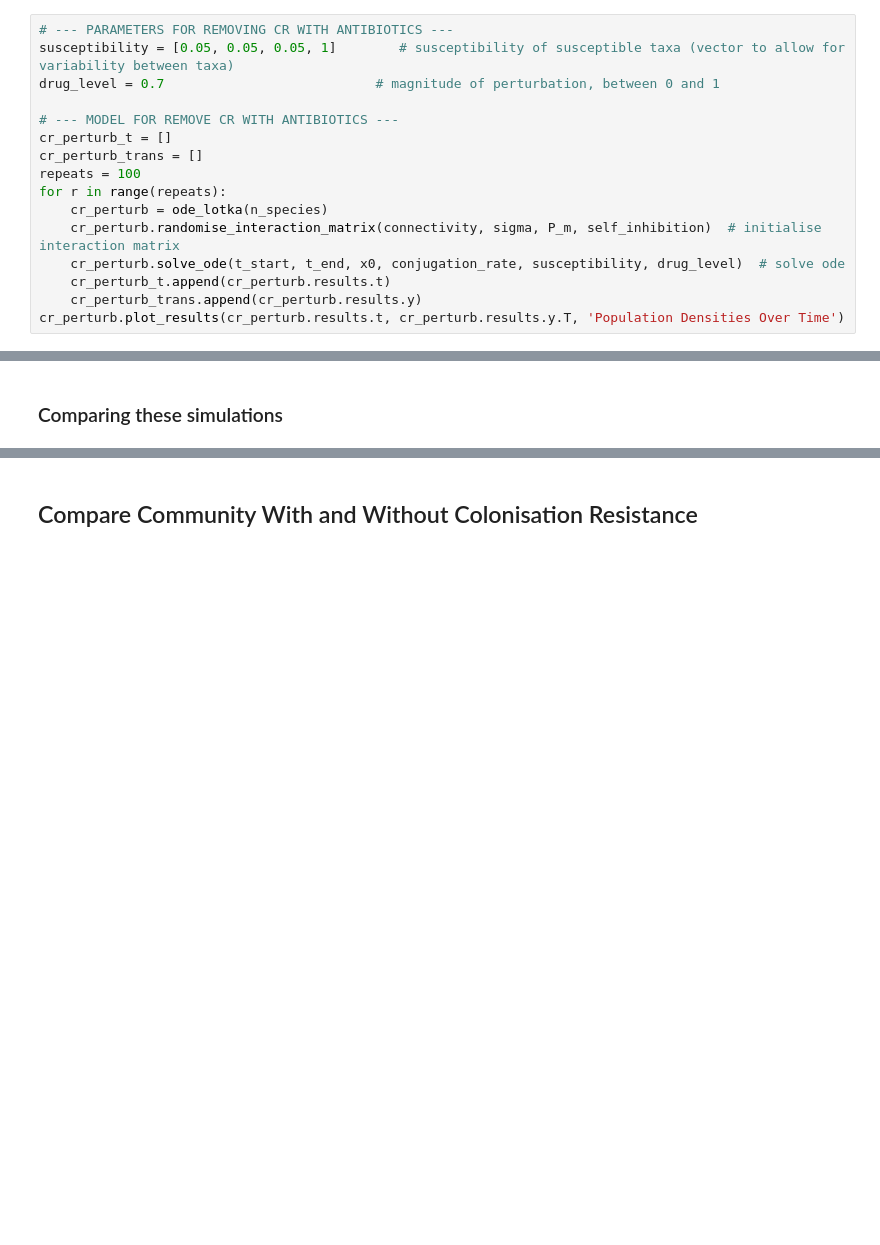
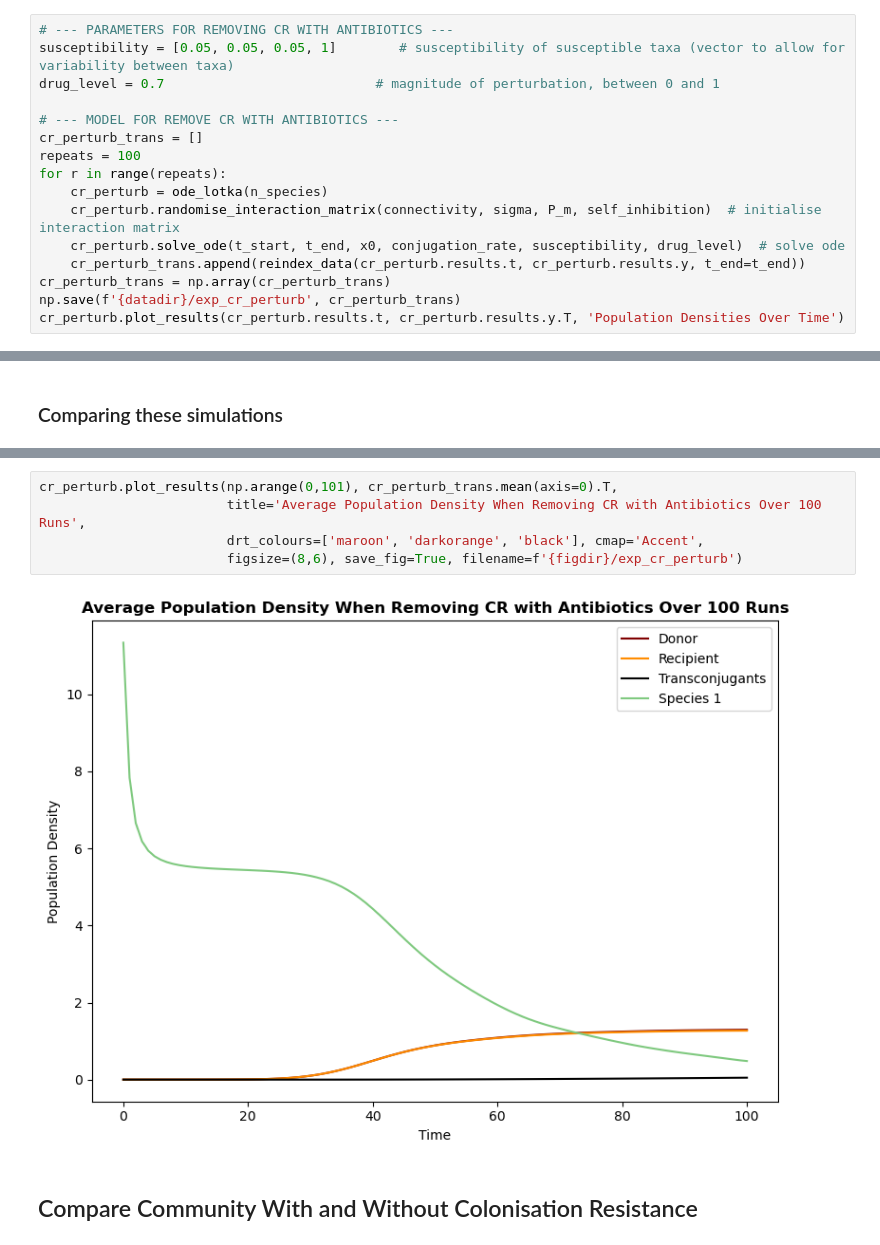
Before and after one commit to amybda/bacterial-community-conjugation-ODE, a Jupyter notebook: ODEconjugation/modelling-exp.ipynb, the cells around one changed output, grey strips where cells are left out. Saved outputs shown, nothing was run; the diff lists cells and outputs as text; blank space fills up the shorter version.

```diff
--- a/ODEconjugation/modelling-exp.ipynb
+++ b/ODEconjugation/modelling-exp.ipynb
@@ -235,15 +227,15 @@ susceptibility = [0.05, 0.05, 0.05, 1]        # susceptibility of susceptible ta
 drug_level = 0.7                           # magnitude of perturbation, between 0 and 1
 
 # --- MODEL FOR REMOVE CR WITH ANTIBIOTICS ---
-cr_perturb_t = []
 cr_perturb_trans = []
 repeats = 100
 for r in range(repeats):
     cr_perturb = ode_lotka(n_species)
     cr_perturb.randomise_interaction_matrix(connectivity, sigma, P_m, self_inhibition)  # initialise interaction matrix
     cr_perturb.solve_ode(t_start, t_end, x0, conjugation_rate, susceptibility, drug_level)  # solve ode
-    cr_perturb_t.append(cr_perturb.results.t)
-    cr_perturb_trans.append(cr_perturb.results.y)
+    cr_perturb_trans.append(reindex_data(cr_perturb.results.t, cr_perturb.results.y, t_end=t_end))
+cr_perturb_trans = np.array(cr_perturb_trans)
+np.save(f'{datadir}/exp_cr_perturb', cr_perturb_trans)
 cr_perturb.plot_results(cr_perturb.results.t, cr_perturb.results.y.T, 'Population Densities Over Time')
 # %% [output]
 [figure]
@@ -384,3 +329,10 @@ plt.show()
+# %%
+cr_perturb.plot_results(np.arange(0,101), cr_perturb_trans.mean(axis=0).T,
+                        title='Average Population Density When Removing CR with Antibiotics Over 100 Runs',
+                        drt_colours=['maroon', 'darkorange', 'black'], cmap='Accent',
+                        figsize=(8,6), save_fig=True, filename=f'{figdir}/exp_cr_perturb')
+# %% [output]
+[figure, added]
 # %% [markdown]
 ## Compare Community With and Without Colonisation Resistance
 # %%
```
Also changed, not shown: parts of 16 cells of this notebook, 4 other files.
